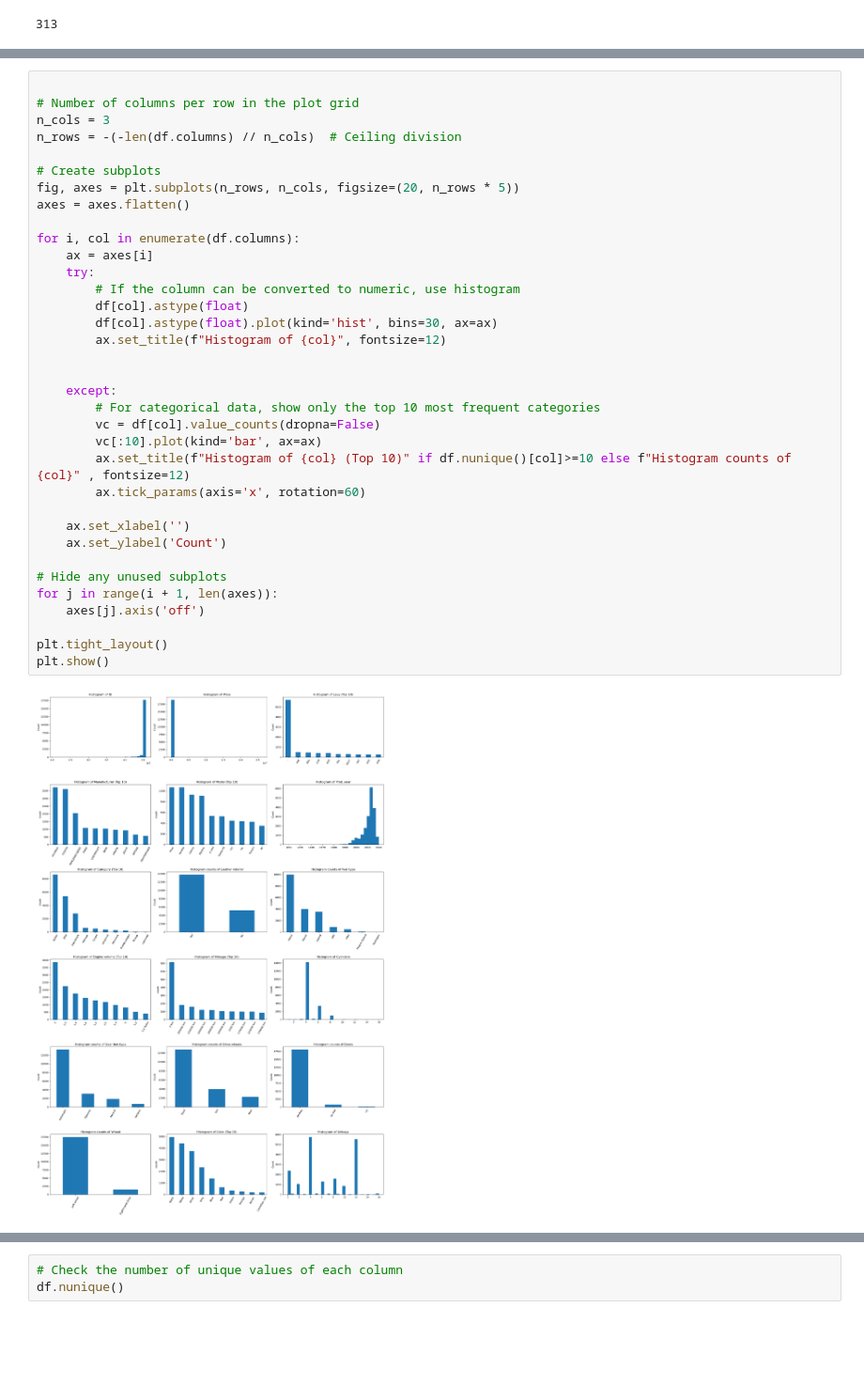
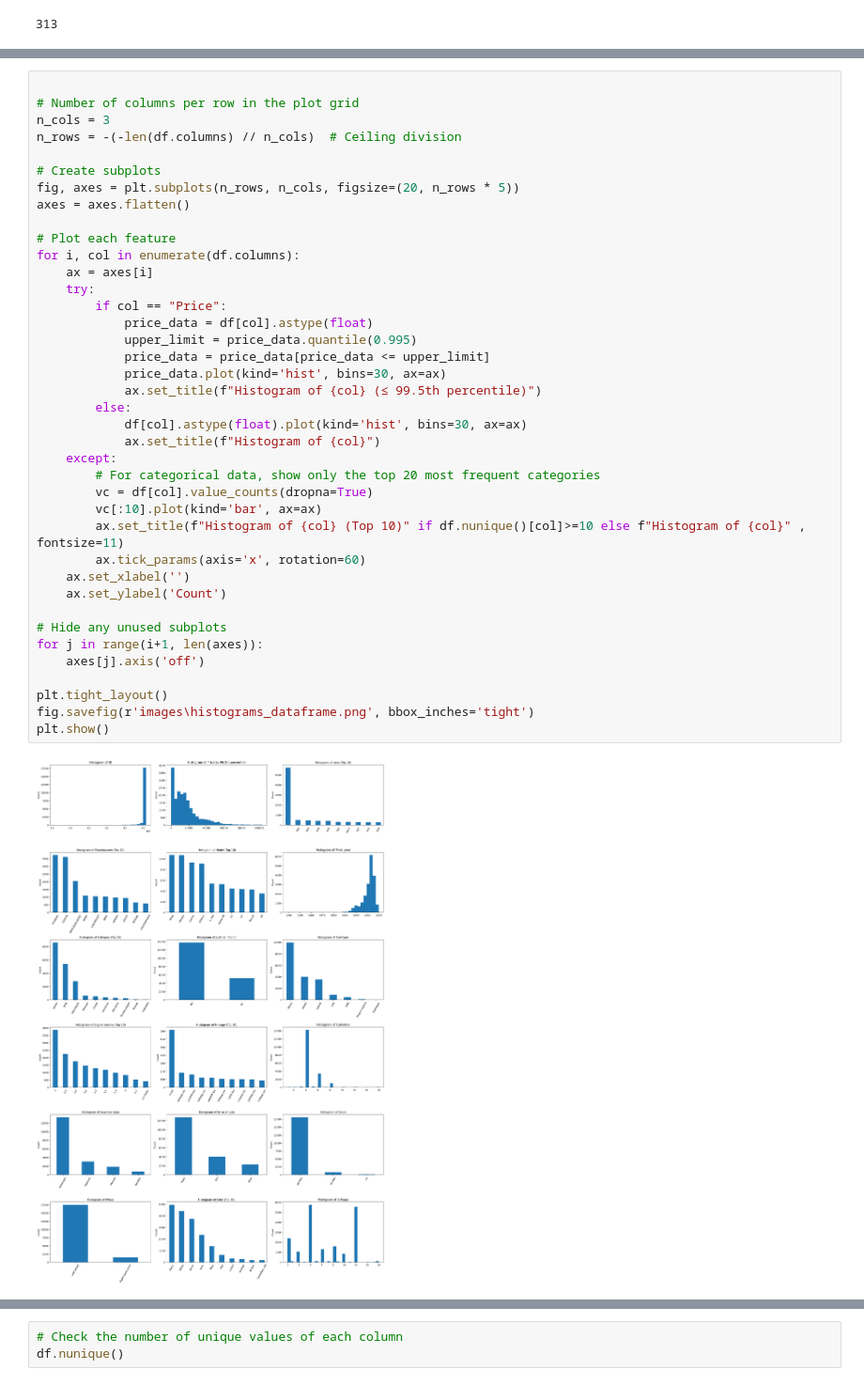
Before and after one commit to Harborg1/Model-Based-ML, a Jupyter notebook: model_based_ml_project.ipynb, the cells around one changed output, grey strips where cells are left out. Shown at 94% size. Drawn from its saved outputs; the diff is of its cells as text; blank space fills up the shorter version.

```diff
--- a/model_based_ml_project.ipynb
+++ b/model_based_ml_project.ipynb
@@ -93,38 +93,42 @@ dtype: int64
 # %%
 
 # Number of columns per row in the plot grid
 n_cols = 3
 n_rows = -(-len(df.columns) // n_cols)  # Ceiling division
 
 # Create subplots
 fig, axes = plt.subplots(n_rows, n_cols, figsize=(20, n_rows * 5))
 axes = axes.flatten()
 
+# Plot each feature
 for i, col in enumerate(df.columns):
     ax = axes[i]
     try:
-        # If the column can be converted to numeric, use histogram
-        df[col].astype(float)
-        df[col].astype(float).plot(kind='hist', bins=30, ax=ax)
-        ax.set_title(f"Histogram of {col}", fontsize=12)
-
-
+        if col == "Price":
+            price_data = df[col].astype(float)
+            upper_limit = price_data.quantile(0.995)
+            price_data = price_data[price_data <= upper_limit]
+            price_data.plot(kind='hist', bins=30, ax=ax)
+            ax.set_title(f"Histogram of {col} (≤ 99.5th percentile)")
+        else:
+            df[col].astype(float).plot(kind='hist', bins=30, ax=ax)
+            ax.set_title(f"Histogram of {col}")
     except:
-        # For categorical data, show only the top 10 most frequent categories
-        vc = df[col].value_counts(dropna=False)
+        # For categorical data, show only the top 20 most frequent categories
+        vc = df[col].value_counts(dropna=True)
         vc[:10].plot(kind='bar', ax=ax)
-        ax.set_title(f"Histogram of {col} (Top 10)" if df.nunique()[col]>=10 else f"Histogram counts of {col}" , fontsize=12)
+        ax.set_title(f"Histogram of {col} (Top 10)" if df.nunique()[col]>=10 else f"Histogram of {col}" , fontsize=11)
         ax.tick_params(axis='x', rotation=60)
-
     ax.set_xlabel('')
     ax.set_ylabel('Count')
 
 # Hide any unused subplots
-for j in range(i + 1, len(axes)):
+for j in range(i+1, len(axes)):
     axes[j].axis('off')
 
 plt.tight_layout()
+fig.savefig(r'images\histograms_dataframe.png', bbox_inches='tight')
 plt.show()
 # %% [output]
-[figure, old version]
+[figure, new version]
 # %% [markdown]
```
Also changed, not shown: parts of 37 cells of this notebook, 9 other files.
